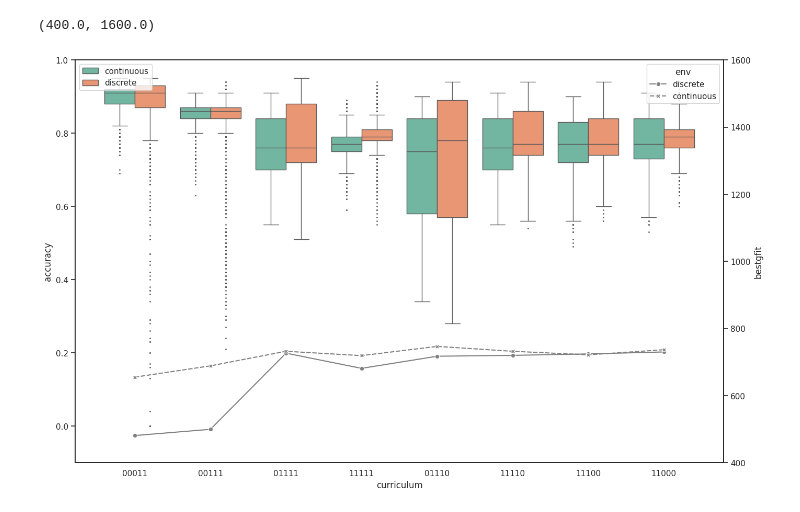
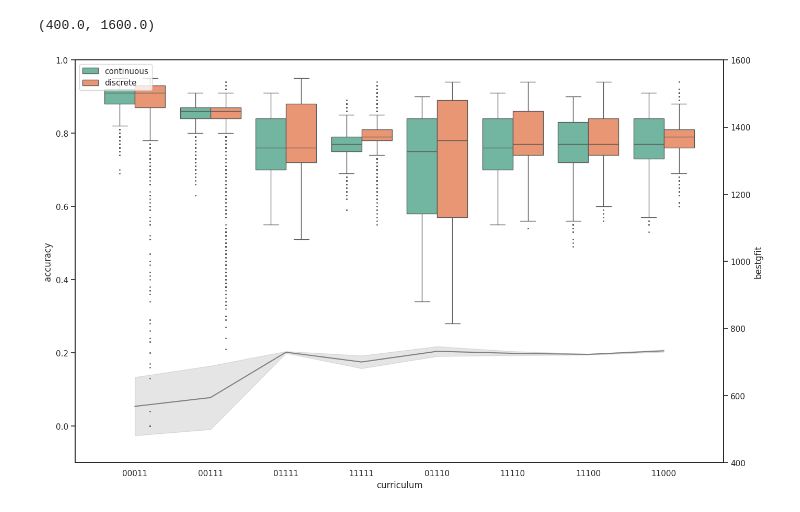
Before and after one commit to curriculum-guys/data-analysis, a Jupyter notebook: analysis/curriculum.ipynb, the cells around one changed output. Cells and saved outputs as stored; diff of their text form; code cells hidden in the pictures.

Commit message:
Final version of curriculum distribution analysis

```diff
--- a/analysis/curriculum.ipynb
+++ b/analysis/curriculum.ipynb
@@ -106,17 +109,17 @@ plt.legend(loc='upper right')
 # %%
 critic_data = pd.DataFrame(env_critic)
 critic_data = critic_data.sort_values(by=['pos'])
 agg_just_curriculum = agg_stats_data.query("curriculum != 'standard'")
 
 sns.boxplot(data=critic_data, x='curriculum', y='accuracy', hue='env', fliersize=1)
 plt.legend(loc='upper left')
 plt.ylim([-0.1, 1])
 ax2 = plt.twinx()
-sns.lineplot(agg_just_curriculum, x='curriculum', y='bestgfit', markers=True, style='env', color='gray', ax=ax2)
+sns.lineplot(agg_just_curriculum, x='curriculum', y='bestgfit', markers=True, color='gray', ax=ax2)
 ax2.set_ylim([400, 1600])
 # %% [output]
 (400.0, 1600.0)
-[figure, old version]
+[figure, new version]
 # %%
 curriculum_data = pd.DataFrame(env_curriculum)
 
```
Also changed, not shown: parts of 6 cells of this notebook.
